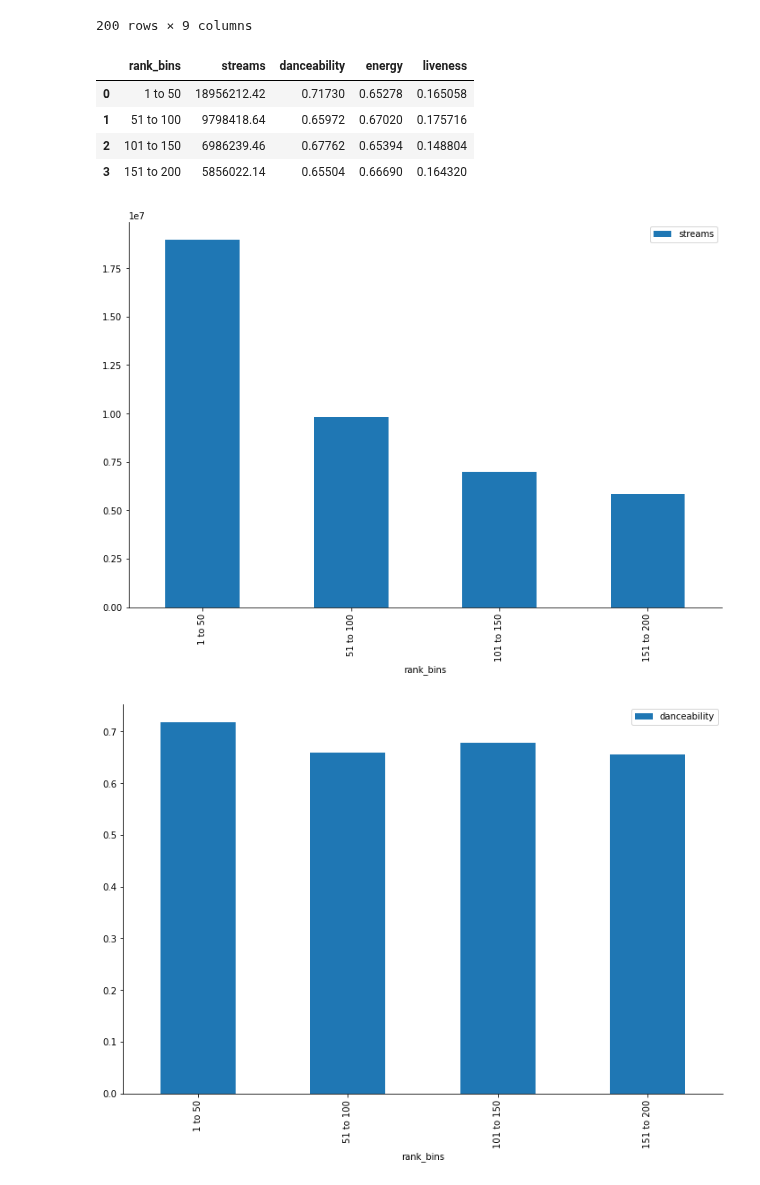
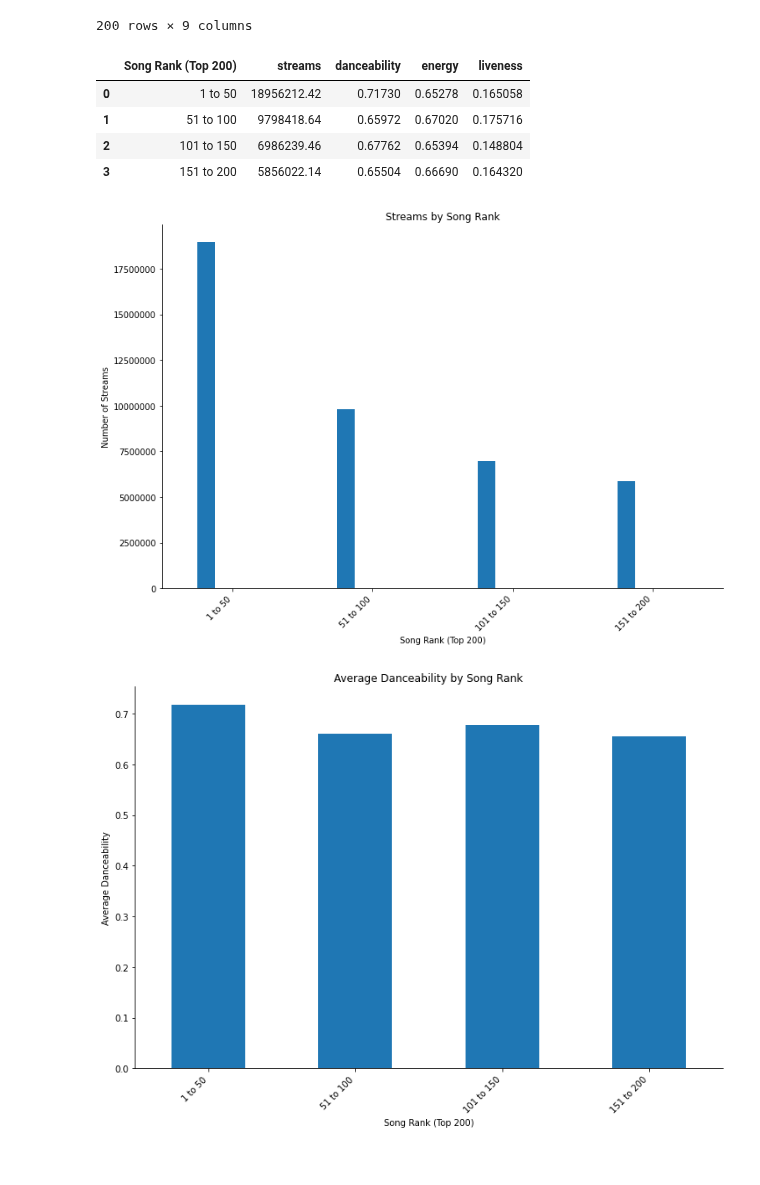
Before and after one commit to mbruns13/project_1_spotify, a Jupyter notebook: maite_danceability_energy.ipynb, the cells around one changed output. Saved outputs shown, nothing was run; the diff lists cells and outputs as text; code cells hidden in the pictures.

```diff
--- a/maite_danceability_energy.ipynb
+++ b/maite_danceability_energy.ipynb
@@ -462,30 +452,41 @@ new_songs_df
 | 199 | 200 | Shawn Mendes | When You're Gone | 9 | 5548718 | 0.603 | 0.691 | 0.5830 | ... |
 200 rows × 9 columns
 # %%
+#Displaying the mean by variables with groupby and mean function
 avg_rank_df = new_songs_df.groupby('rank_bins')[['streams','danceability','energy','liveness']].mean()
 avg_rank_df.reset_index(inplace=True)
+avg_rank_df = avg_rank_df.rename(columns = {"rank_bins": "Song Rank (Top 200)"})
 avg_rank_df
 # %% [output]
-|  | rank_bins | streams | danceability | energy | liveness |
+|  | Song Rank (Top 200) | streams | danceability | energy | liveness |
 | 0 | 1 to 50 | 18956212.42 | 0.71730 | 0.65278 | 0.165058 |
 | 1 | 51 to 100 | 9798418.64 | 0.65972 | 0.67020 | 0.175716 |
 | 2 | 101 to 150 | 6986239.46 | 0.67762 | 0.65394 | 0.148804 |
 | 3 | 151 to 200 | 5856022.14 | 0.65504 | 0.66690 | 0.164320 |
 # %%
-bins_fig = avg_rank_df.plot(x='rank_bins', y='streams', kind="bar")
+#Testing with binning using streams
+stream_bins_fig = avg_rank_df.plot(x="Song Rank (Top 200)", kind="bar",title="Streams by Song Rank",
+                                xlabel="Song Rank (Top 200)", ylabel="Number of Streams", rot=45, legend=None)
 
+#(x='Song Rank', y='streams', kind="bar")
+plt.ticklabel_format(style='plain', axis='y')
+plt.xticks(ha="right")
 
-#save as png
-#plt.savefig("images/duration_bar.png")
+#no need to save, not using this figure
+#plt.savefig("images/streams_bins.png",bbox_inches='tight', dpi=300)
+
 plt.show()
 # %% [output]
-[figure, old version]
+[figure, new version]
 # %%
-dance_fig = avg_rank_df.plot(x='rank_bins', y='danceability', kind="bar")
+#Grouping danceability means by ranks
+dance_fig = avg_rank_df.plot(x='Song Rank (Top 200)', y='danceability', kind="bar", title="Average Danceability by Song Rank",
+                                xlabel="Song Rank (Top 200)", ylabel="Average Danceability", rot=45, legend=None)
 
+plt.xticks(ha="right")
 
 #save as png
-#plt.savefig("images/duration_bar.png")
+plt.savefig("images/danceability_by_rank.png", dpi=300)
 plt.show()
 # %% [output]
-[figure, old version]
+[figure, new version]
```
Also changed, not shown: parts of 19 cells of this notebook, 3 other files.
